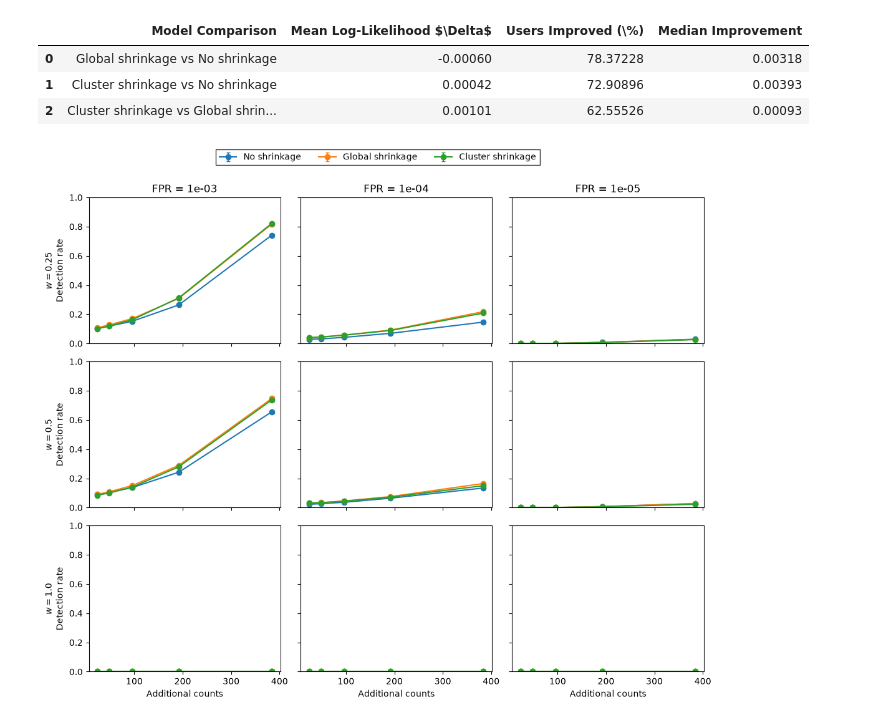
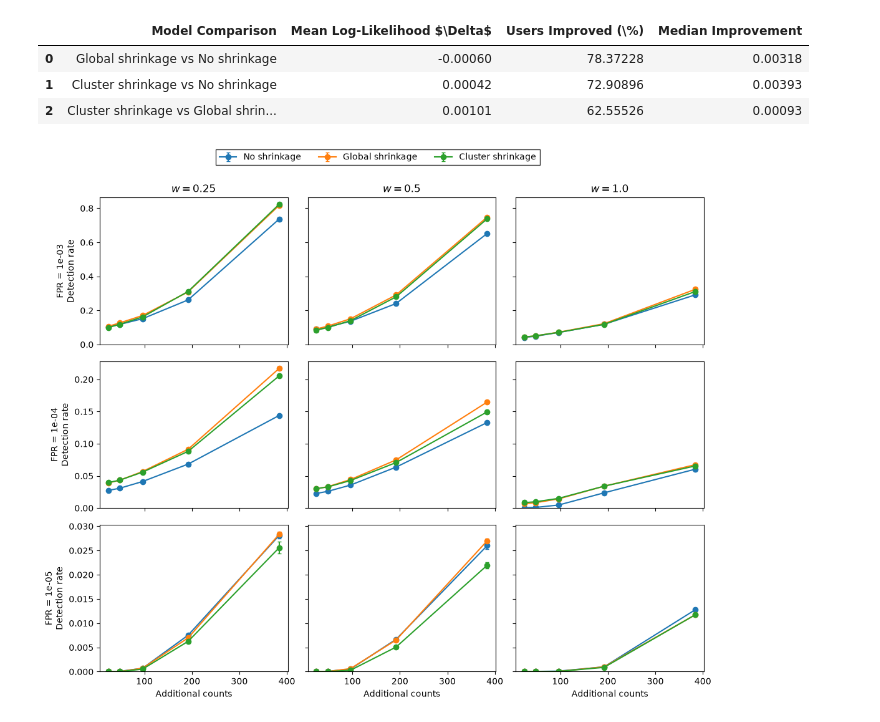
Before and after one commit to adam-broomhead/cybersecurity_thesis, a Jupyter notebook: notebooks/Pipeline_py/203_results_analysis.ipynb, the cells around one changed output. Cells and saved outputs as stored; diff of their text form; code cells hidden in the pictures.

Commit message:
plots nearly complete

```diff
--- a/notebooks/Pipeline_py/203_results_analysis.ipynb
+++ b/notebooks/Pipeline_py/203_results_analysis.ipynb
@@ -263,42 +263,66 @@ detection = l.get_attack_detection_summary(
 alert_ws = [0.25, 0.5, 1.0]
 fpr_rates = [1e-3, 1e-4, 1e-5]
 
-fig, axes = plt.subplots(3, 3, figsize=(11, 9), sharex=True, sharey=True)
+# Rows = FPR
+# Columns = w
+# Share y-axis within each FPR row, but not between FPRs
+fig, axes = plt.subplots(
+    3, 3,
+    figsize=(11, 9),
+    sharex=True,
+    sharey='row'
+)
 
-for row, alert_w in enumerate(alert_ws):
-    for col, fpr_rate in enumerate(fpr_rates):
+for row, fpr_rate in enumerate(fpr_rates):
+    for col, alert_w in enumerate(alert_ws):
         ax = axes[row, col]
 
         for model in ('no_smoothing', 'global_smoothing', 'cluster_smoothing'):
             model_results = detection.loc[
                 (detection['experiment_name'] == model) &
                 (detection['alert_w'] == alert_w) &
                 (detection['fpr_rate'] == fpr_rate)
             ].sort_values('attack_size')
 
             ax.errorbar(
                 model_results['attack_size'],
                 model_results['detection_mean'],
                 yerr=model_results['detection_sd'],
                 marker='o',
                 capsize=2,
-                label=l.model_labels[model])
+                label=l.model_labels[model]
+            )
 
+        # w labels across the top
         if row == 0:
-            ax.set_title(f'FPR = {fpr_rate:.0e}')
+            ax.set_title(f'$w={alert_w}$')
 
+        # FPR labels down the left
         if col == 0:
-            ax.set_ylabel(f'$w={alert_w}$\nDetection rate')
+            ax.set_ylabel(
+                f'FPR = {fpr_rate:.0e}\nDetection rate'
+            )
 
         if row == 2:
             ax.set_xlabel('Additional counts')
 
-        ax.set_ylim(0, 1)
+        # Detection rate cannot be negative.
+        # Upper limit is left to autoscaling separately for each FPR row.
+        ax.set_ylim(bottom=0)
 
 handles, labels = axes[0, 0].get_legend_handles_labels()
-fig.legend(handles, labels, loc='upper center', ncol=3, frameon=True, fancybox=False, edgecolor='black')
+
+fig.legend(
+    handles,
+    labels,
+    loc='upper center',
+    ncol=3,
+    frameon=True,
+    fancybox=False,
+    edgecolor='black'
+)
 
 fig.tight_layout(rect=[0, 0, 1, 0.95])
 plt.show()
 # %% [output]
-[figure, old version]
+[figure, new version]
```
Also changed, not shown: parts of 5 cells of this notebook, 10 other files.
